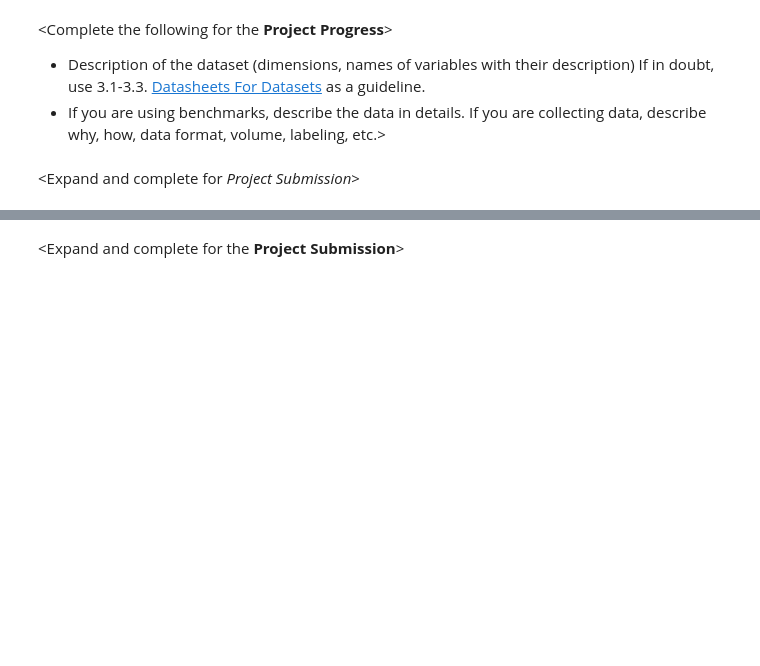
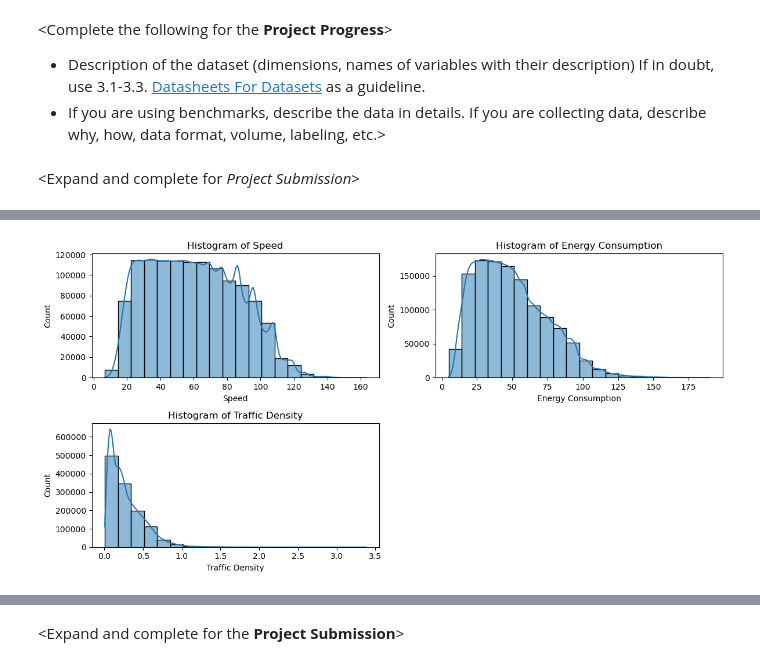
Before and after one commit to zoe-becker/ML-Traffic-Analysis, a Jupyter notebook: ProjectProgress.ipynb, the cells around one changed output, grey strips where cells are left out. Saved outputs shown, nothing was run; the diff lists cells and outputs as text; code cells hidden in the pictures; blank space fills up the shorter version.

Commit message:
Edits ti Traffic Floe and Energy Consumption and project progress

```diff
--- a/ProjectProgress.ipynb
+++ b/ProjectProgress.ipynb
@@ -153,0 +180,22 @@ dtype: object
+# %%
+# Histograms
+plt.figure(figsize=(12, 6))
+plt.subplot(2, 2, 1)
+sns.histplot(df['Speed'], bins=20, kde=True)
+plt.title('Histogram of Speed')
+plt.xlabel('Speed')
+
+plt.subplot(2, 2, 2)
+sns.histplot(df['Energy Consumption'], bins=20, kde=True)
+plt.title('Histogram of Energy Consumption')
+plt.xlabel('Energy Consumption')
+
+plt.subplot(2, 2, 3)
+sns.histplot(df['Traffic Density'], bins=20, kde=True)
+plt.title('Histogram of Traffic Density')
+plt.xlabel('Traffic Density')
+
+plt.tight_layout()
+plt.show()
+# %% [output]
+[figure, added]
```
Also changed, not shown: parts of 8 cells of this notebook, 1 other file.
